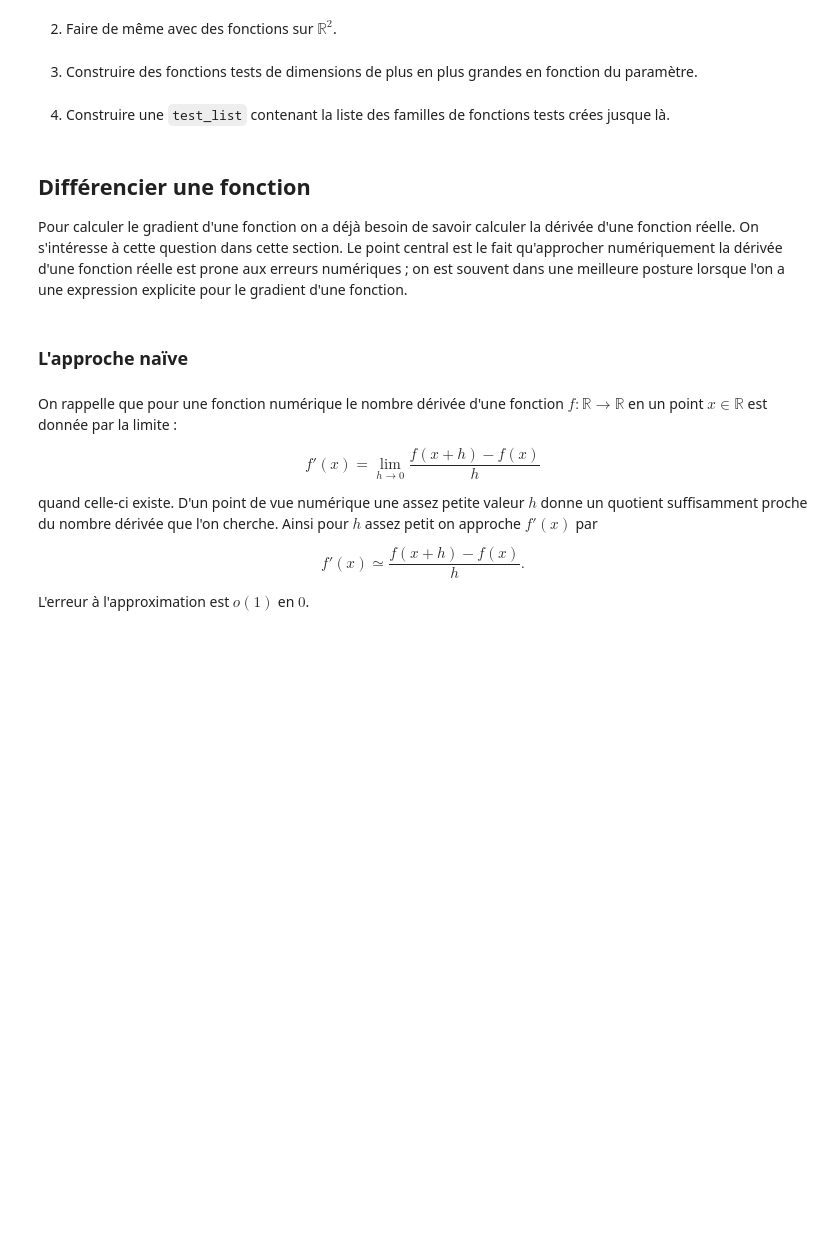
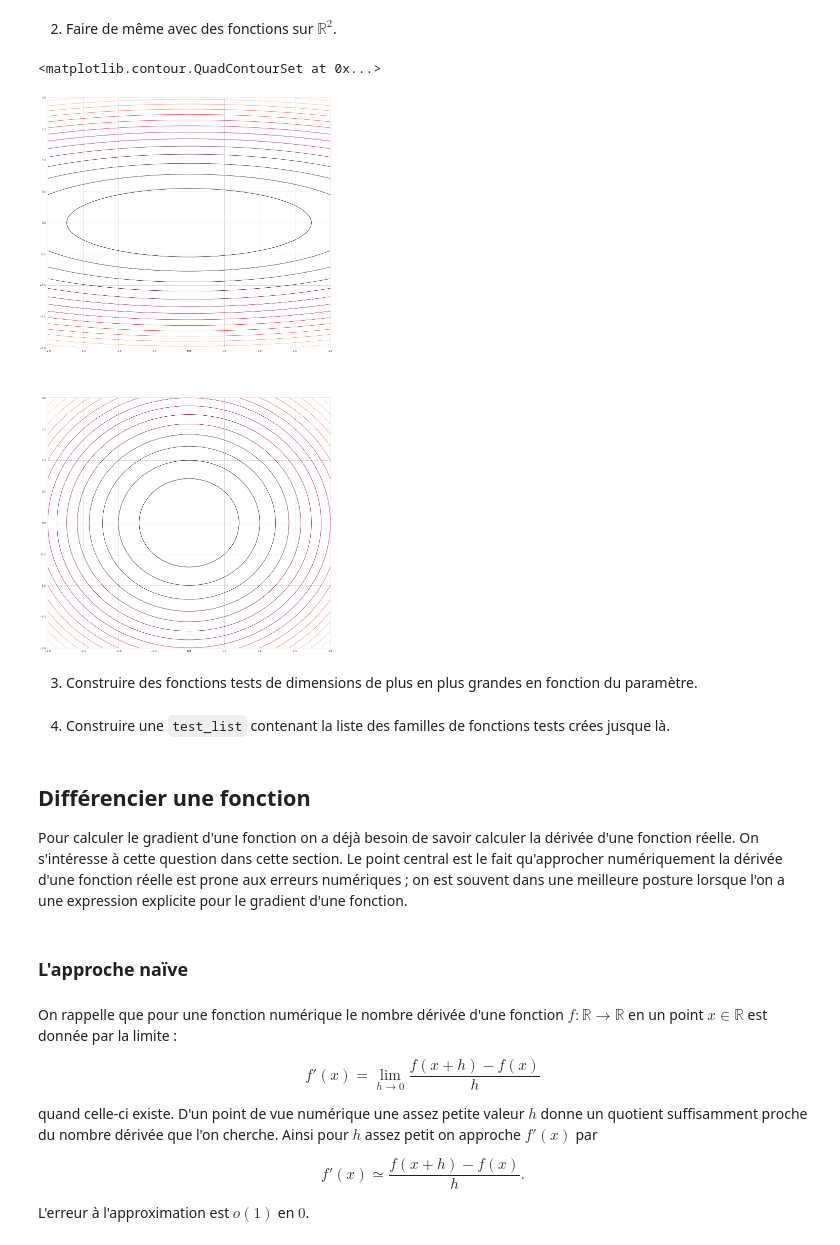
Before and after one commit to bashardudin/Epita-SCIA-OCVX, a Jupyter notebook: Notebooks/TP -- GradientDescent.ipynb, the cells around one changed output. Cells and saved outputs as stored; diff of their text form; code cells hidden in the pictures; blank space fills up the shorter version.

```diff
--- a/Notebooks/TP -- GradientDescent.ipynb
+++ b/Notebooks/TP -- GradientDescent.ipynb
@@ -97,5 +169,33 @@ ax.legend()
 # %% [markdown]
 2. Faire de même avec des fonctions sur $\mathbb{R}^2$.
+# %%
+quad_II_d = {
+    "name": "quadric_2",
+    "dim" : 2,
+    "nb_params" : 1,
+    "convex" : True ,
+    "value" : (lambda x, gamma: x[:, 0]**2 + gamma*x[:, 1]**2),
+    "grad"  : (lambda x, gamma: 2*x[:, 0] + 2*gamma*x[:, 1]),
+    "hess"  : (lambda x, gamma: np.diag([2, 2*gamma])),
+    "HCN"   : (lambda x, gamma: gamma)
+}
+
+quad_II = test_function(**quad_II_d)
+# %%
+nb_pts, x_mi, x_ma, y_mi, y_ma = 200, -2, 2, -2, 2
+fig, ax = plt.subplots(2, 1, figsize=(20, 40))
+x, y = np.linspace(x_mi, x_ma, nb_pts), np.linspace(x_mi, x_ma, nb_pts)
+X, Y = np.meshgrid(x, y)
+## Reshaping X, Y for proper evaluation by input function
+x_y = np.vstack([X.reshape(1, -1), Y.reshape(1, -1)]).reshape(1, 2, -1)
+for i in [0, 1]:
+    ax[i].set_xlim(x_mi, x_ma)
+    ax[i].set_ylim(y_mi, y_ma)
+ax[0].contour(X, Y, quad_II.value(x_y, 10).reshape(nb_pts, -1), 15)
+ax[1].contour(X, Y, quad_II.value(x_y, 1).reshape(nb_pts, -1), 15)
+# %% [output]
+<matplotlib.contour.QuadContourSet at 0x...>
+[figure, added]
 # %% [markdown]
 3. Construire des fonctions tests de dimensions de plus en plus grandes en fonction du paramètre.
 # %% [markdown]
```
Also changed, not shown: parts of 41 cells of this notebook, 1 other file.
